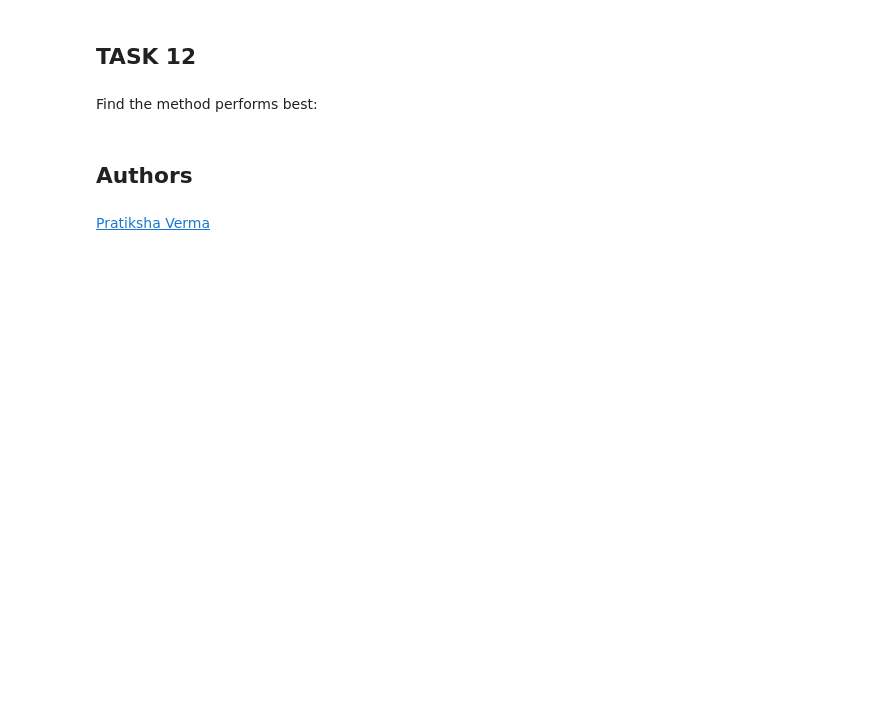
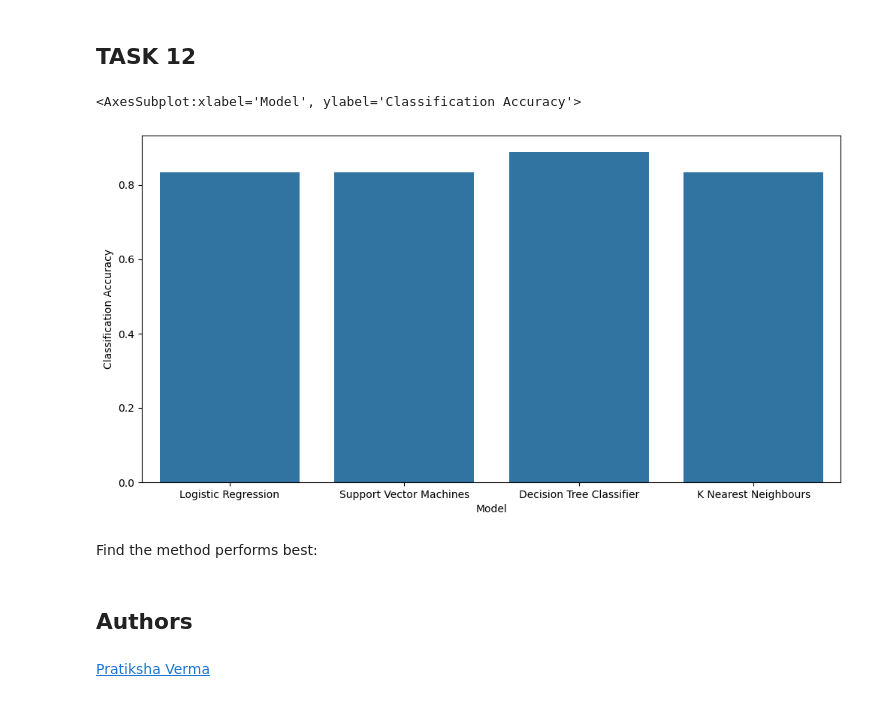
Before and after one commit to hamish-f3e/IBM_Cap_M5, a Jupyter notebook: SpaceX_Machine Learning Prediction_Part_5.ipynb, the cells around one changed output. Drawn from its saved outputs; the diff is of its cells as text; code cells hidden in the pictures; blank space fills up the shorter version.

```diff
--- a/SpaceX_Machine Learning Prediction_Part_5.ipynb
+++ b/SpaceX_Machine Learning Prediction_Part_5.ipynb
@@ -196,6 +203,8 @@ Calculate the accuracy on the test data using the method <code>score</code>:
 best_logreg = logreg_cv.best_estimator_
 test_accuracy = best_logreg.score(X_test, Y_test)
 print(test_accuracy)
+
+logreg_acc = test_accuracy
 # %% [output]
 0.8333333333333334
 # %% [markdown]
@@ -247,6 +256,7 @@ Calculate the accuracy on the test data using the method <code>score</code>:
 best_svm_cv = svm_cv.best_estimator_
 test_accuracy = best_svm_cv.score(X_test, Y_test)
 print(test_accuracy)
+svm_acc = test_accuracy
 # %% [output]
 0.8333333333333334
 # %% [markdown]
@@ -296,4 +306,5 @@ Calculate the accuracy of tree_cv on the test data using the method <code>score<
 best_tree_cv = tree_cv.best_estimator_
 test_accuracy = best_tree_cv.score(X_test, Y_test)
 print(test_accuracy)
+tree_acc = test_accuracy
 # %% [output]
@@ -337,4 +348,5 @@ Calculate the accuracy of knn_cv on the test data using the method <code>score</
 best_knn_cv = knn_cv.best_estimator_
 test_accuracy = best_knn_cv.score(X_test, Y_test)
 print(test_accuracy)
+knn_acc = test_accuracy
 # %% [output]
@@ -349,4 +361,24 @@ plot_confusion_matrix(Y_test,yhat)
 # %% [markdown]
 ## TASK  12
+# %%
+models = ['Logistic Regression', 'Support Vector Machines', 'Decision Tree Classifier', 'K Nearest Neighbours']
+accuracy_vals = [logreg_acc, svm_acc, tree_acc, knn_acc]
+
+acc_df = pd.DataFrame({
+    'Model': models,
+    'Classification Accuracy': accuracy_vals
+})
+
+plt.figure(figsize=(12, 6))
+sns.barplot(
+    x='Model',
+    y='Classification Accuracy',
+    data=acc_df
+)
+
+# svm and logreg were similar in performance - there were 3 incorrect predicted results
+# %% [output]
+<AxesSubplot:xlabel='Model', ylabel='Classification Accuracy'>
+[figure, added]
 # %% [markdown]
 Find the method performs best:
```
Also changed, not shown: parts of 10 cells of this notebook.
